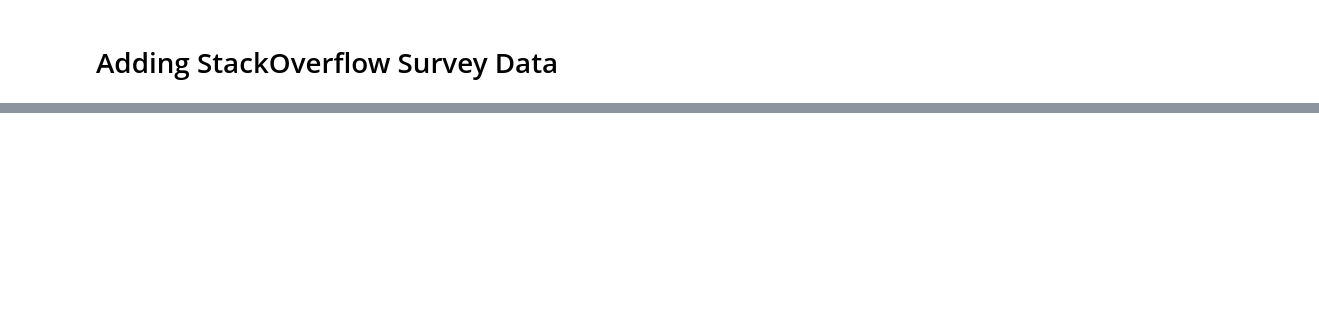
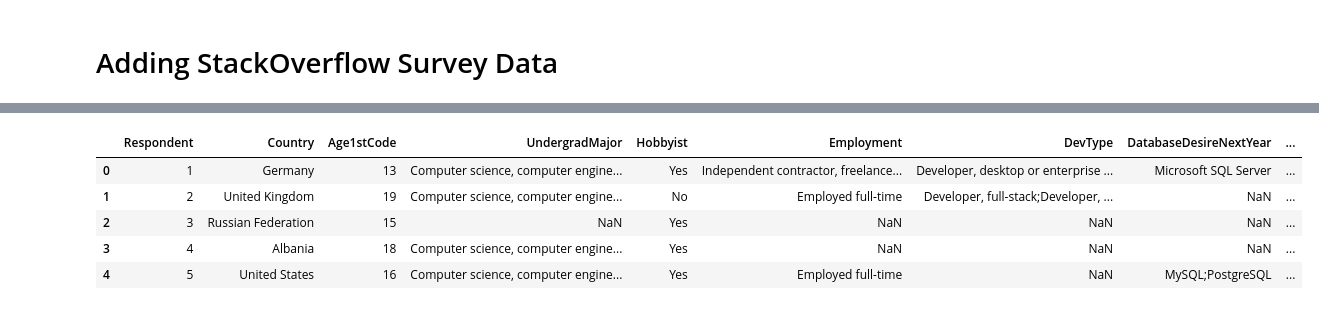
Before and after one commit to BondiAnalytics/DSML_Course_Notebooks, a Jupyter notebook: capstone_docs/Stack Overflow Tags Analysis.ipynb, the cells around one changed output, grey strips where cells are left out. Saved outputs shown, nothing was run; the diff lists cells and outputs as text; code cells hidden in the pictures; blank space fills up the shorter version.

```diff
--- a/capstone_docs/Stack Overflow Tags Analysis.ipynb
+++ b/capstone_docs/Stack Overflow Tags Analysis.ipynb
@@ -269,3 +264,12 @@ memory usage: 2.8+ MB
+# %%
+rev_data_20.head(5)
+# %% [output]
+|  | Respondent | Country | Age1stCode | UndergradMajor | Hobbyist | Employment | DevType | DatabaseDesireNextYear | ... |
+| 0 | 1 | Germany | 13 | Computer science, computer engine... | Yes | Independent contractor, freelance... | Developer, desktop or enterprise ... | Microsoft SQL Server | ... |
+| 1 | 2 | United Kingdom | 19 | Computer science, computer engine... | No | Employed full-time | Developer, full-stack;Developer, ... | NaN | ... |
+| 2 | 3 | Russian Federation | 15 | NaN | Yes | NaN | NaN | NaN | ... |
+| 3 | 4 | Albania | 18 | Computer science, computer engine... | Yes | NaN | NaN | NaN | ... |
+| 4 | 5 | United States | 16 | Computer science, computer engine... | Yes | Employed full-time | NaN | MySQL;PostgreSQL | ... |
 # %%
 country_20 = rev_data_20['Country'].value_counts()
 top_country_20 = country_20.head(30).sort_values(ascending = True)
```
Also changed, not shown: parts of 50 cells of this notebook, 5 other files.
